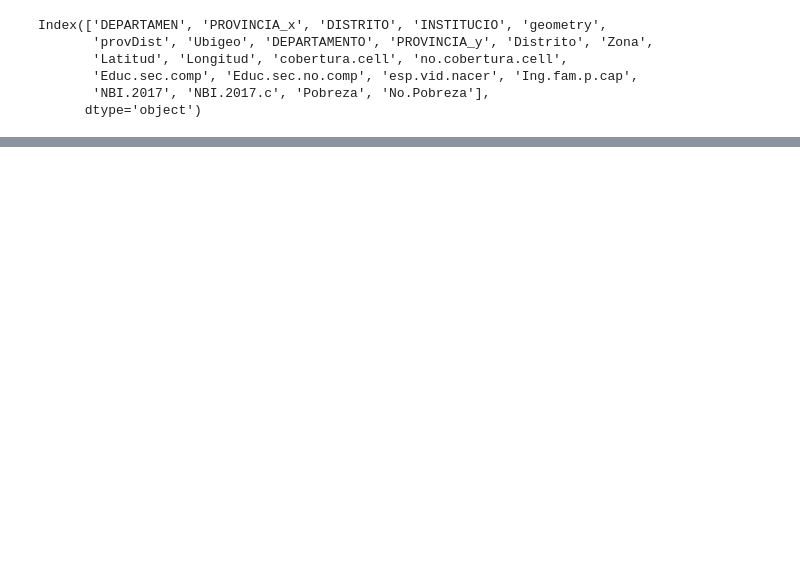
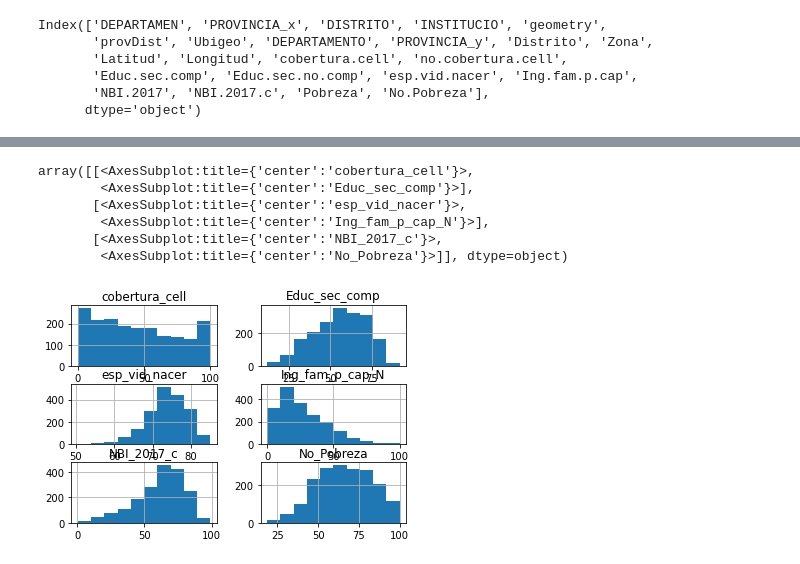
Before and after one commit to chorrillos/spatial, a Jupyter notebook: spatial.ipynb, the cells around one changed output, grey strips where cells are left out. Drawn from its saved outputs; the diff is of its cells as text; code cells hidden in the pictures; blank space fills up the shorter version.

```diff
--- a/spatial.ipynb
+++ b/spatial.ipynb
@@ -118,0 +162,10 @@ selecDisMap
+# %%
+from sklearn.preprocessing import MinMaxScaler
+
+scaler = MinMaxScaler(feature_range=(0, 100))
+selecDisMap['Ing_fam_p_cap_N']=scaler.fit_transform(selecDisMap['Ing_fam_p_cap'].values.reshape(-1,1))
+# %%
+cols2=['cobertura_cell', 'Educ_sec_comp', 'esp_vid_nacer',
+             'Ing_fam_p_cap_N','NBI_2017_c','No_Pobreza']
+
+selecDisMap[cols2].describe()
@@ -118,0 +182,10 @@ selecDisMap
+# %%
+selecDisMap[cols2].hist()
+# %% [output]
+array([[<AxesSubplot:title={'center':'cobertura_cell'}>,
+        <AxesSubplot:title={'center':'Educ_sec_comp'}>],
+       [<AxesSubplot:title={'center':'esp_vid_nacer'}>,
+        <AxesSubplot:title={'center':'Ing_fam_p_cap_N'}>],
+       [<AxesSubplot:title={'center':'NBI_2017_c'}>,
+        <AxesSubplot:title={'center':'No_Pobreza'}>]], dtype=object)
+[figure, added]
```
Also changed, not shown: parts of 60 cells of this notebook, 3 other files.
